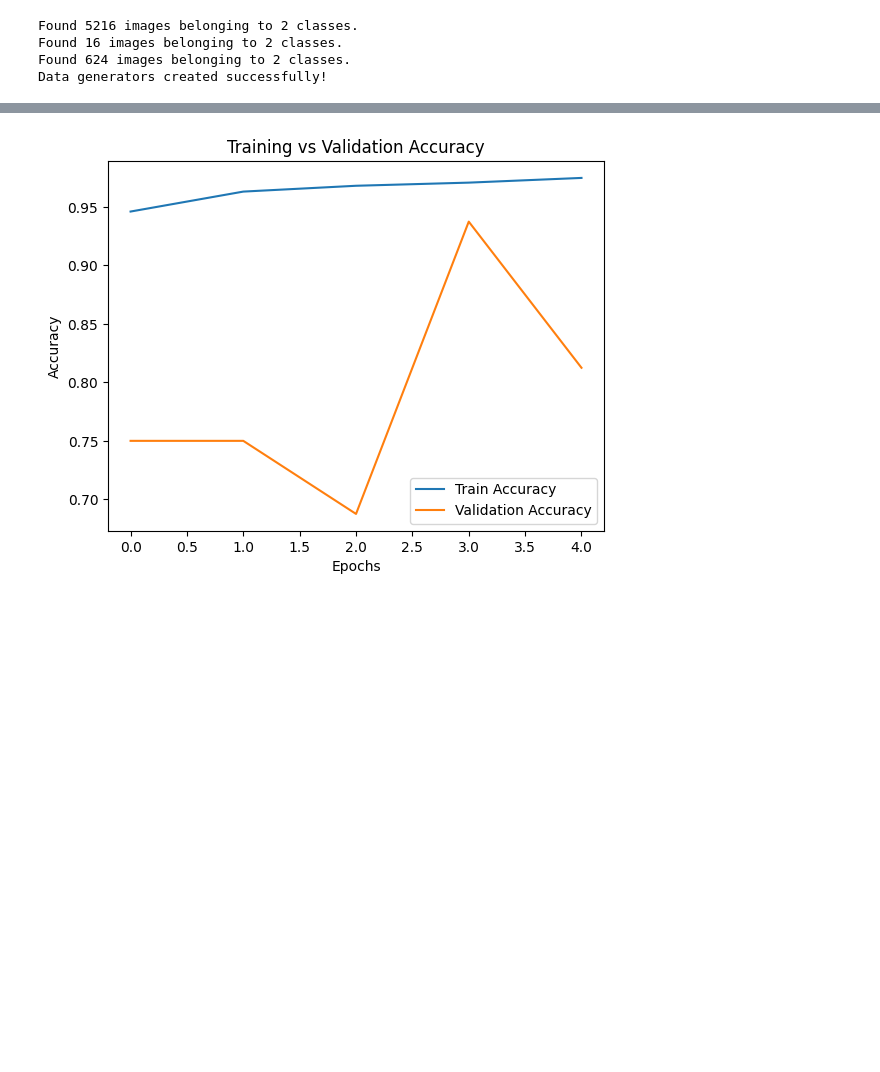
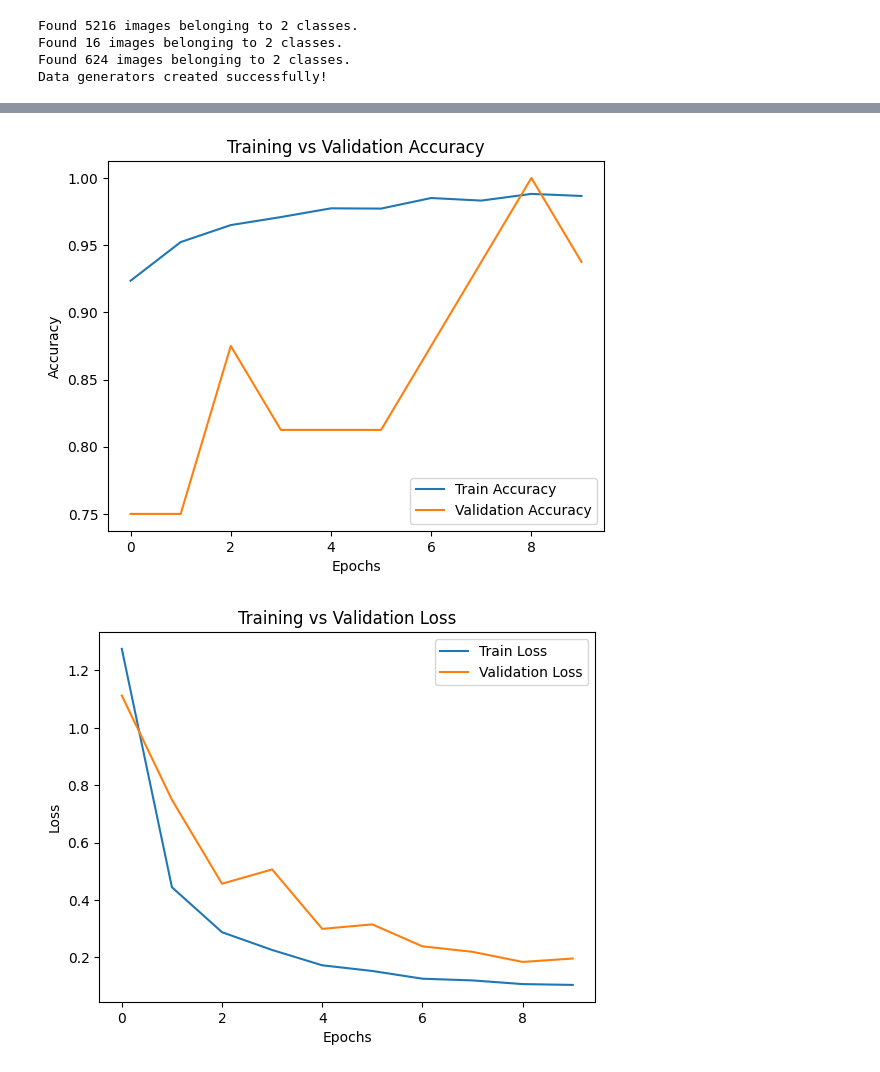
Before and after one commit to MovinduSenura/Chest-Xray-Pneumonia-Detection, a Jupyter notebook: notebooks/VGG16.ipynb, the cells around one changed output, grey strips where cells are left out. Saved outputs shown, nothing was run; the diff lists cells and outputs as text; code cells hidden in the pictures; blank space fills up the shorter version.

Commit message:
Add regularization , Callbacks, and some plots

```diff
--- a/notebooks/VGG16.ipynb
+++ b/notebooks/VGG16.ipynb
@@ -46,29 +92,28 @@ Found 16 images belonging to 2 classes.
 Found 624 images belonging to 2 classes.
 Data generators created successfully!
 # %%
-# Import VGG16 and Build Model
-
+# Build VGG16 +  custom layers
 from tensorflow.keras.applications import VGG16
 from tensorflow.keras.models import Model
 from tensorflow.keras.layers import Flatten, Dense, Dropout
 from tensorflow.keras.optimizers import Adam
+from tensorflow.keras import regularizers
 
-# Load VGG16 base model
 base_model = VGG16(weights='imagenet', include_top=False, input_shape=(224, 224, 3))
 
-# Freeze layers (freeze all except last few)
+# Freeze most layers
 for layer in base_model.layers[:-4]:
     layer.trainable = False
 
-# Add custom layers
+# Add layers with regularization
 x = Flatten()(base_model.output)
-x = Dense(128, activation='relu')(x)
+x = Dense(128, activation='relu', kernel_regularizer=regularizers.l2(0.01))(x)
 x = Dropout(0.5)(x)
-output = Dense(1, activation='sigmoid')(x)
+output = Dense(1, activation='sigmoid', kernel_regularizer=regularizers.l2(0.01))(x)
 
 model = Model(inputs=base_model.input, outputs=output)
 
-# Compile model
+# Compile
 model.compile(optimizer=Adam(learning_rate=0.0001),
               loss='binary_crossentropy',
               metrics=['accuracy'])
@@ -98,8 +144,0 @@ Model: "functional_2"
-# %%
-# Train the Model
-
-history = model.fit(
-    train_gen,
-    epochs=5,
-    validation_data=val_gen
-)
@@ -116,0 +145,15 @@ Epoch 5/5
+# %%
+# Callbacks & Training the Model
+
+from tensorflow.keras.callbacks import EarlyStopping, ReduceLROnPlateau, ModelCheckpoint
+
+ckpt  = ModelCheckpoint('best.keras', monitor='val_loss', save_best_only=True)
+early = EarlyStopping(monitor='val_loss', patience=3, restore_best_weights=True)
+rlr   = ReduceLROnPlateau(monitor='val_loss', factor=0.5, patience=1)
+
+history = model.fit(
+    train_gen,
+    validation_data=val_gen,
+    epochs=10,
+    callbacks=[ckpt, early, rlr]
+)
@@ -149,16 +282,24 @@ print(f"🟥 Validation Loss: {val_loss:.4f}")
 # %%
 # Plot training vs validation accuracy
 
 import matplotlib.pyplot as plt
 
+# Accuracy
 plt.plot(history.history['accuracy'], label='Train Accuracy')
 plt.plot(history.history['val_accuracy'], label='Validation Accuracy')
 plt.title('Training vs Validation Accuracy')
 plt.xlabel('Epochs')
 plt.ylabel('Accuracy')
 plt.legend()
 plt.show()
 
+# Loss
+plt.plot(history.history['loss'], label='Train Loss')
+plt.plot(history.history['val_loss'], label='Validation Loss')
+plt.title('Training vs Validation Loss')
+plt.xlabel('Epochs'); plt.ylabel('Loss'); plt.legend(); plt.show()
+
 # Since test accuracy is a single value (not per epoch) we cant draw a graph including test accuracy
 # %% [output]
-[figure, old version]
+[figure, new version]
+[figure, added]
```
Also changed, not shown: parts of 25 cells of this notebook.
